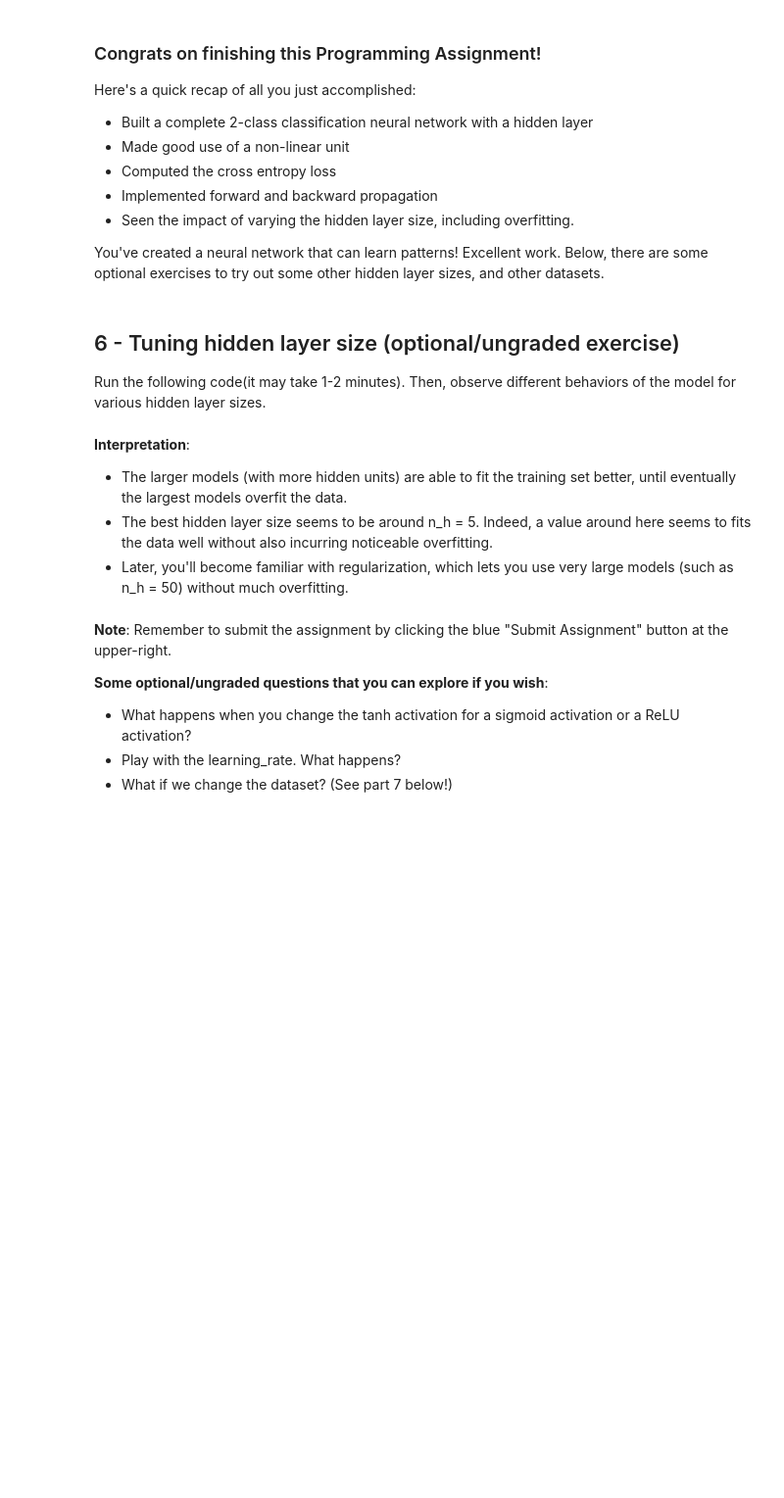
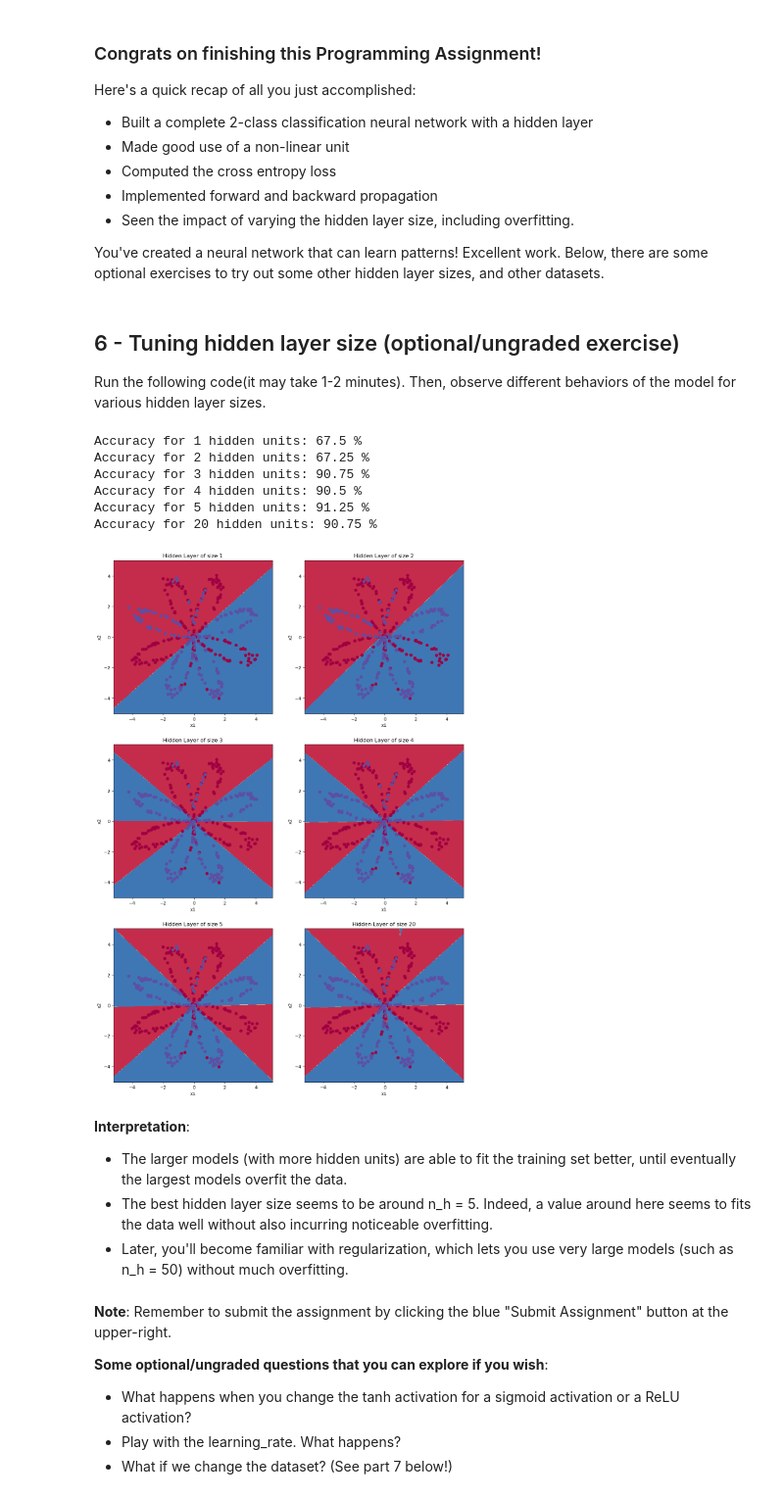
Before and after one commit to zs144/AndrewNg-coursera-DL-specialization, a Jupyter notebook: course1/proj2-planar-data-classification/Planar_data_classification_with_one_hidden_layer.ipynb, the cells around one changed output. Shown at 98% size. Cells and saved outputs as stored; diff of their text form; code cells hidden in the pictures; blank space fills up the shorter version.

```diff
--- a/course1/proj2-planar-data-classification/Planar_data_classification_with_one_hidden_layer.ipynb
+++ b/course1/proj2-planar-data-classification/Planar_data_classification_with_one_hidden_layer.ipynb
@@ -449,8 +486,7 @@ def compute_cost(A2, Y):
     # logprobs = ...
     # cost = ...
     # YOUR CODE STARTS HERE
-
-
+    cost = - (np.dot(np.log(A2), Y.T) + np.dot(np.log(1-A2), 1-Y.T)) / m
     # YOUR CODE ENDS HERE
 
     cost = float(np.squeeze(cost))  # makes sure cost is the dimension we expect.
@@ -629,8 +683,10 @@ def update_parameters(parameters, grads, learning_rate = 1.2):
     # W2 = ...
     # b2 = ...
     # YOUR CODE STARTS HERE
-
-
+    W1 = parameters["W1"]
+    b1 = parameters["b1"]
+    W2 = parameters["W2"]
+    b2 = parameters["b2"]
     # YOUR CODE ENDS HERE
 
     # Retrieve each gradient from the dictionary "grads"
@@ -640,8 +696,10 @@ def update_parameters(parameters, grads, learning_rate = 1.2):
     # dW2 = ...
     # db2 = ...
     # YOUR CODE STARTS HERE
-
-
+    dW1 = grads["dW1"]
+    db1 = grads["db1"]
+    dW2 = grads["dW2"]
+    db2 = grads["db2"]
     # YOUR CODE ENDS HERE
 
     # Update rule for each parameter
@@ -651,8 +709,10 @@ def update_parameters(parameters, grads, learning_rate = 1.2):
     # W2 = ...
     # b2 = ...
     # YOUR CODE STARTS HERE
-
-
+    W1 -= learning_rate * dW1
+    b1 -= learning_rate * db1
+    W2 -= learning_rate * dW2
+    b2 -= learning_rate * db2
     # YOUR CODE ENDS HERE
 
     parameters = {"W1": W1,
@@ -722,14 +794,11 @@ def nn_model(X, Y, n_h, num_iterations = 10000, print_cost=False):
     #(≈ 1 line of code)
     # parameters = ...
     # YOUR CODE STARTS HERE
-
-
+    parameters = initialize_parameters(n_x, n_h, n_y)
     # YOUR CODE ENDS HERE
 
     # Loop (gradient descent)
-
     for i in range(0, num_iterations):
-
         #(≈ 4 lines of code)
         # Forward propagation. Inputs: "X, parameters". Outputs: "A2, cache".
         # A2, cache = ...
@@ -744,8 +813,10 @@ def nn_model(X, Y, n_h, num_iterations = 10000, print_cost=False):
         # parameters = ...
 
         # YOUR CODE STARTS HERE
-
-
+        A2, cache = forward_propagation(X, parameters)
+        cost = compute_cost(A2, Y)
+        grads = backward_propagation(parameters, cache, X, Y)
+        parameters = update_parameters(parameters, grads)
         # YOUR CODE ENDS HERE
 
         # Print the cost every 1000 iterations
@@ -815,8 +904,8 @@ def predict(parameters, X):
     # A2, cache = ...
     # predictions = ...
     # YOUR CODE STARTS HERE
-
-
+    A2, _ = forward_propagation(X, parameters)
+    predictions = (A2 > 0.5)
     # YOUR CODE ENDS HERE
 
     return predictions
@@ -880,17 +987,25 @@ Run the following code(it may take 1-2 minutes). Then, observe different behavio
 # %%
 # This may take about 2 minutes to run
 
-plt.figure(figsize=(16, 32))
+plt.figure(figsize=(14, 21))
 hidden_layer_sizes = [1, 2, 3, 4, 5, 20]
 # hidden_layer_sizes = [1, 2, 3, 4, 5, 20, 50]
 for i, n_h in enumerate(hidden_layer_sizes):
-    plt.subplot(5, 2, i+1)
+    plt.subplot(3, 2, i+1)
     plt.title('Hidden Layer of size %d' % n_h)
     parameters = nn_model(X, Y, n_h, num_iterations = 5000)
     plot_decision_boundary(lambda x: predict(parameters, x.T), X, Y)
     predictions = predict(parameters, X)
     accuracy = float((np.dot(Y,predictions.T) + np.dot(1 - Y, 1 - predictions.T)) / float(Y.size)*100)
     print ("Accuracy for {} hidden units: {} %".format(n_h, accuracy))
+# %% [output]
+Accuracy for 1 hidden units: 67.5 %
+Accuracy for 2 hidden units: 67.25 %
+Accuracy for 3 hidden units: 90.75 %
+Accuracy for 4 hidden units: 90.5 %
+Accuracy for 5 hidden units: 91.25 %
+Accuracy for 20 hidden units: 90.75 %
+[figure, added]
 # %% [markdown]
 **Interpretation**:
 - The larger models (with more hidden units) are able to fit the training set better, until eventually the largest models overfit the data.
```
Also changed, not shown: parts of 21 cells of this notebook.
